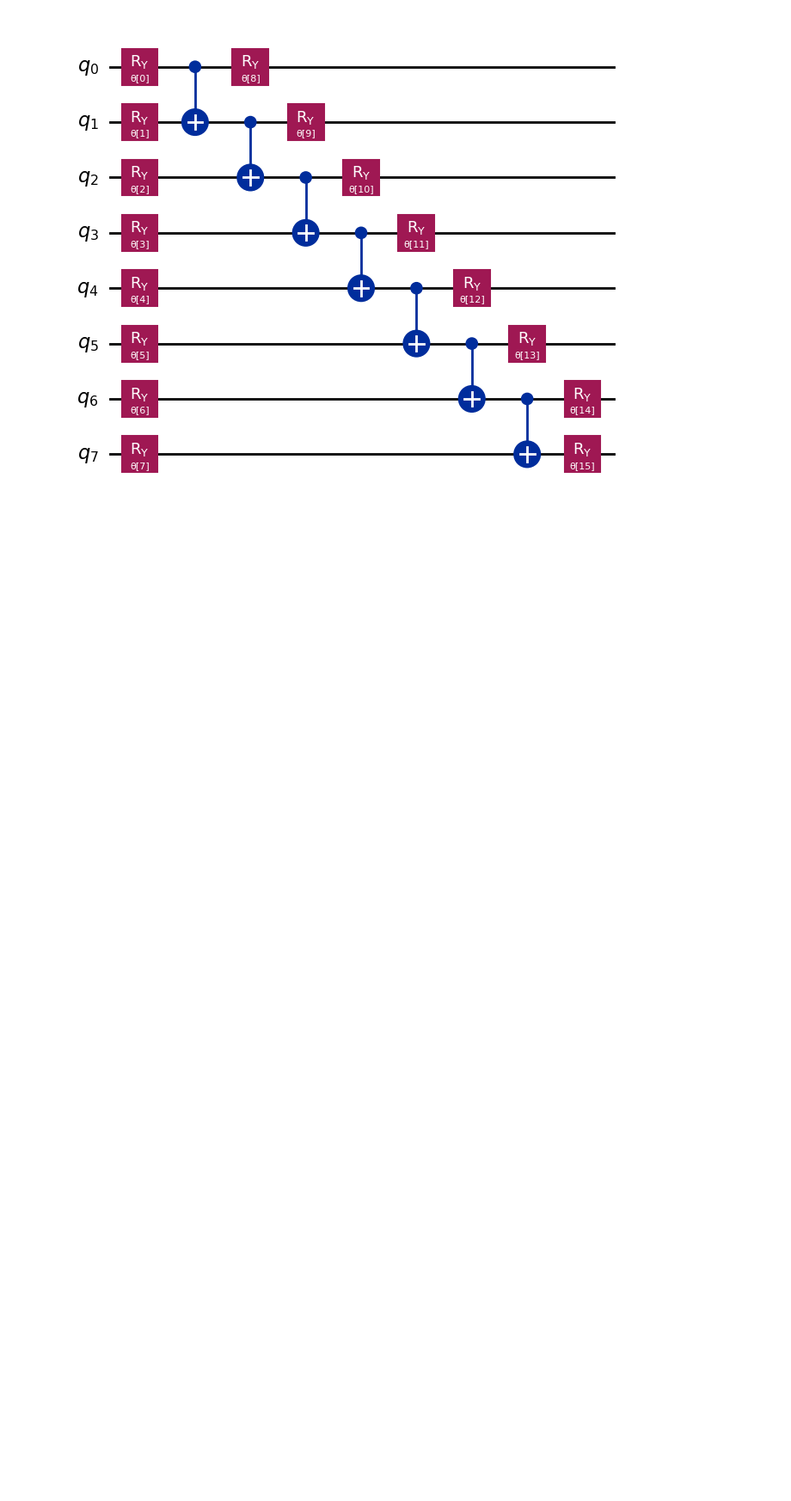
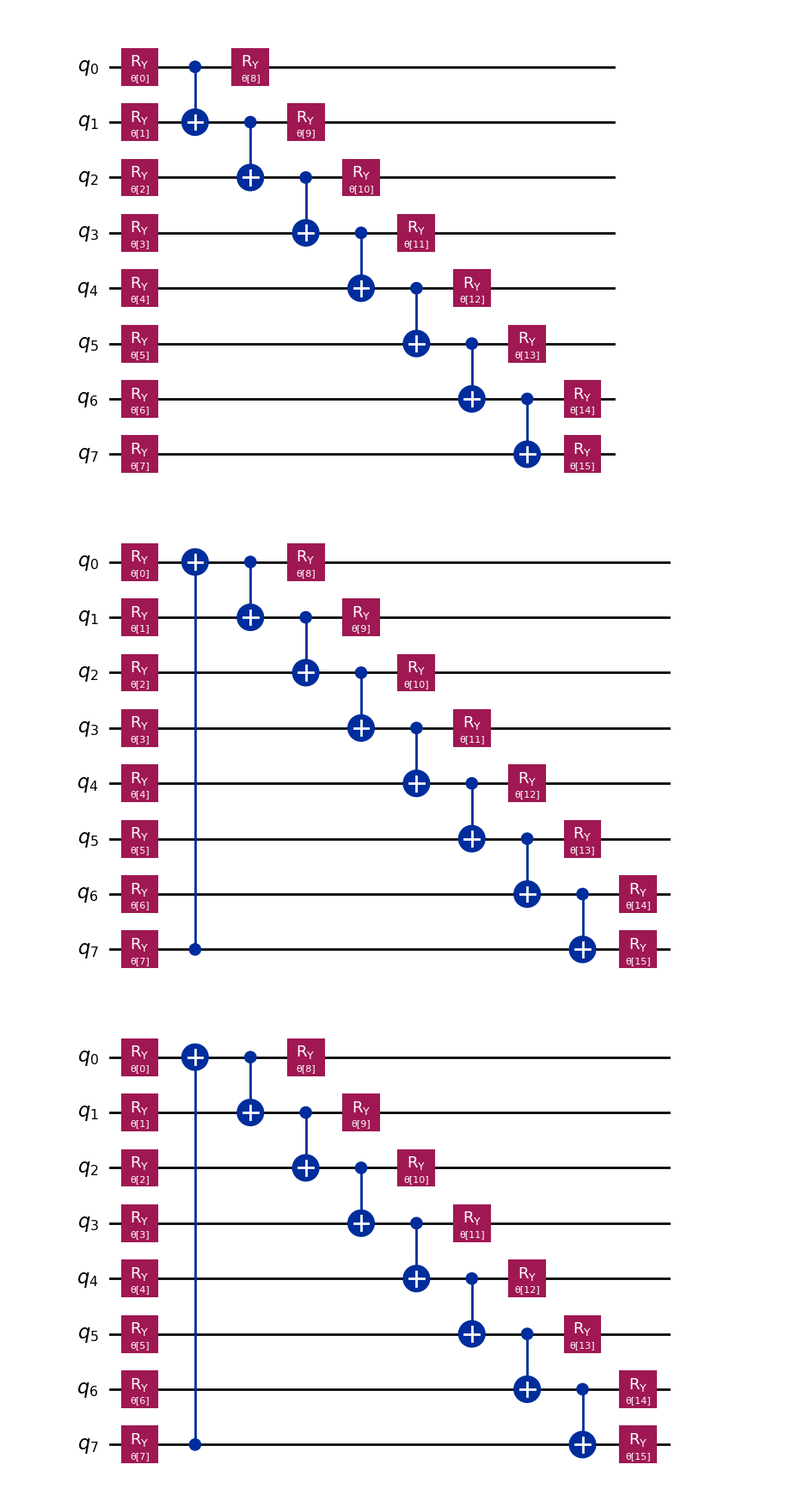
Before and after one commit to barra-white/qml-explainability-by-parts, a Jupyter notebook: misc/ansatz-circuits.ipynb, the cells around one changed output. Shown at 86% size. Saved outputs shown, nothing was run; the diff lists cells and outputs as text; code cells hidden in the pictures; blank space fills up the shorter version.

```diff
--- a/misc/ansatz-circuits.ipynb
+++ b/misc/ansatz-circuits.ipynb
@@ -67,3 +67,8 @@ real_amplitudes(num_qubits=dataset.get_num_features(), reps=1, entanglement='lin
 # %% [output]
 [figure]
 [figure]
+# %%
+real_amplitudes(num_qubits=dataset.get_num_features(), reps=1, entanglement='circular').draw('mpl')
+# %% [output]
+[figure, added]
+[figure, added]
```
Also changed, not shown: parts of 1 cell of this notebook.
